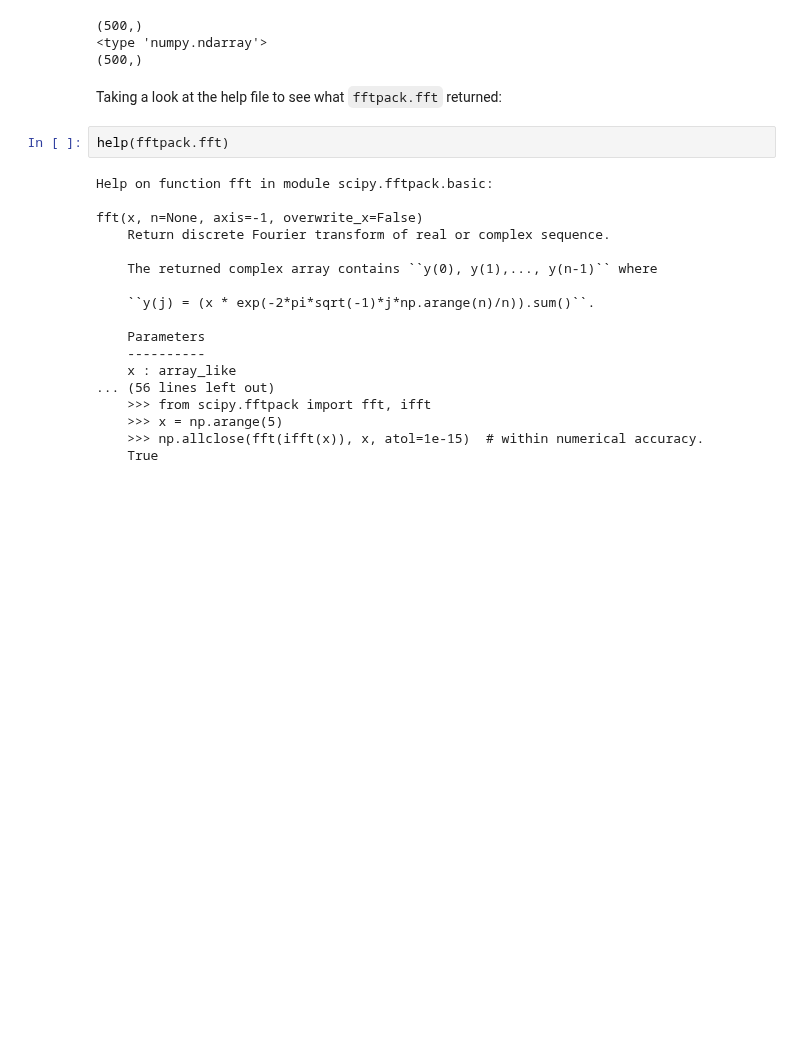
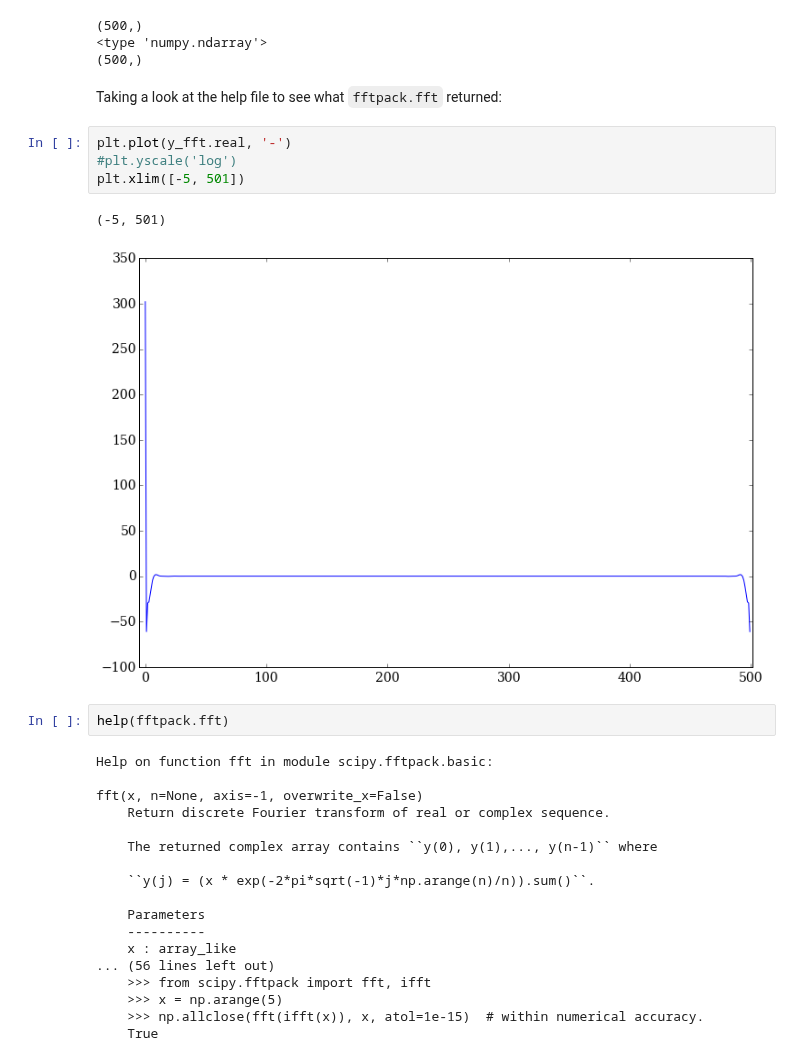
Before and after one commit to YastroML/YastroML, a Jupyter notebook: Session19_141029/Ch10_TimeSeries.ipynb, the cells around one changed output. Cells and saved outputs as stored; diff of their text form; blank space fills up the shorter version.

```diff
--- a/Session19_141029/Ch10_TimeSeries.ipynb
+++ b/Session19_141029/Ch10_TimeSeries.ipynb
@@ -159,6 +155,13 @@ print(y_fft.shape)
 (500,)
 # %% [markdown]
 Taking a look at the help file to see what `fftpack.fft` returned:
+# %%
+plt.plot(y_fft.real, '-')
+#plt.yscale('log')
+plt.xlim([-5, 501])
+# %% [output]
+(-5, 501)
+[figure, added]
 # %%
 help(fftpack.fft)
 # %% [output]
```
Also changed, not shown: parts of 14 cells of this notebook.
